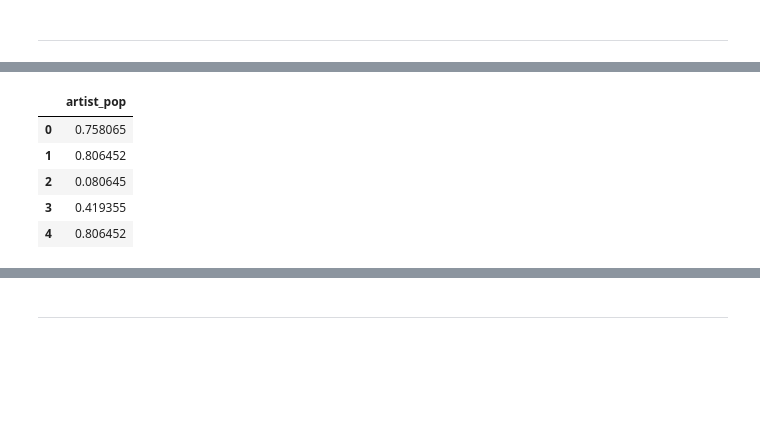
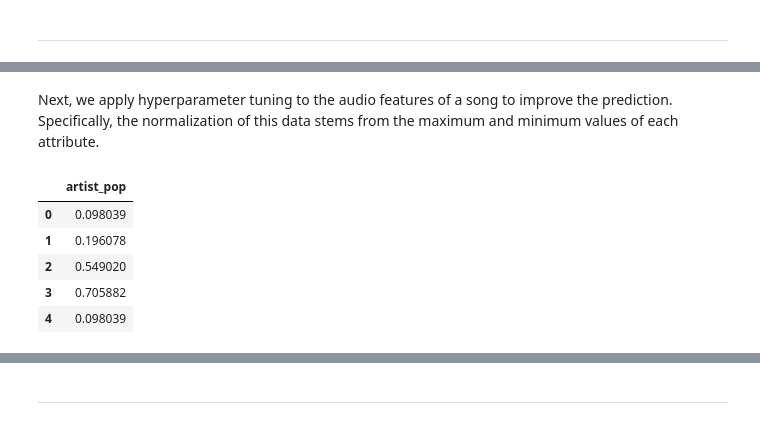
Before and after one commit to hluebbering/music-clustering, a Jupyter notebook: scripts/notebook.ipynb, the cells around one changed output, grey strips where cells are left out. Drawn from its saved outputs; the diff is of its cells as text; code cells hidden in the pictures; blank space fills up the shorter version.

```diff
--- a/scripts/notebook.ipynb
+++ b/scripts/notebook.ipynb
@@ -85,13 +93,12 @@ for i in range(len(track_ids)):
 # %%
 # Create dataframe
 df = pd.DataFrame(
-    tracks, columns=['name', 'album', 'artist', 'release_date',
+    tracks, columns=['name', 'track_id', 'album', 'artist', 'artist_id','release_date',
                      'length', 'popularity', 'artist_pop', 'artist_genres',
                      'acousticness', 'danceability', 'energy',
                      'instrumentalness', 'liveness', 'loudness',
                      'speechiness', 'tempo', 'valence', 'key', 'mode',
-                     'time_signature'])
-
+                     'time_signature', 'playlist'])
 # Save to csv file
 df.to_csv("spotify.csv", sep=',')
 # %% [markdown]
@@ -297,0 +317,4 @@ import re
+# %%
+# Duplicates of songs accross playlists
+playlistDF = df.copy(deep = True)
+playlistDF[['artist','name','playlist']].head(3)
@@ -297,0 +326,8 @@ import re
+# %%
+# Drop song duplicates
+def drop_duplicates(df):
+    df['artists_song']=df.apply(lambda row: row['artist']+' - '+row['name'],axis=1)
+    return df.drop_duplicates('artists_song')
+
+songDF = drop_duplicates(playlistDF)
+print(len(pd.unique(songDF.artists_song)) == len(songDF))
@@ -297,0 +343,9 @@ import re
+# %%
+songDF = songDF[[
+    'name', 'track_id', 'release_date', 'popularity', # Track Metadata
+    'artist', 'artist_id', 'artist_pop', 'artist_genres', # Artist Info
+    'danceability', 'energy', 'valence', 'tempo', # Audio Features - Mood
+    'instrumentalness', 'loudness', 'speechiness', # Audio Features - Properties
+    'acousticness', 'liveness', # Audio Features - Context
+    'key', 'mode', 'time_signature' # Audio Features - Metadata
+]]
@@ -341,13 +474,15 @@ Name: 0, Length: 93, dtype: float64
+# %% [markdown]
+Next, we apply hyperparameter tuning to the audio features of a song to improve the prediction. Specifically, the normalization of this data stems from the maximum and minimum values of each attribute.
 # %%
 # Normalization
-pop = df[["artist_pop"]].reset_index(drop = True)
+pop = songDF[["artist_pop"]].reset_index(drop = True)
 scaler = MinMaxScaler()
 pop_scaled = pd.DataFrame(scaler.fit_transform(pop), columns = pop.columns)
 pop_scaled.head()
 # %% [output]
 |  | artist_pop |
-| 0 | 0.758065 |
-| 1 | 0.806452 |
-| 2 | 0.080645 |
-| 3 | 0.419355 |
-| 4 | 0.806452 |
+| 0 | 0.098039 |
+| 1 | 0.196078 |
+| 2 | 0.549020 |
+| 3 | 0.705882 |
+| 4 | 0.098039 |
```
Also changed, not shown: parts of 60 cells of this notebook, 1 other file.
